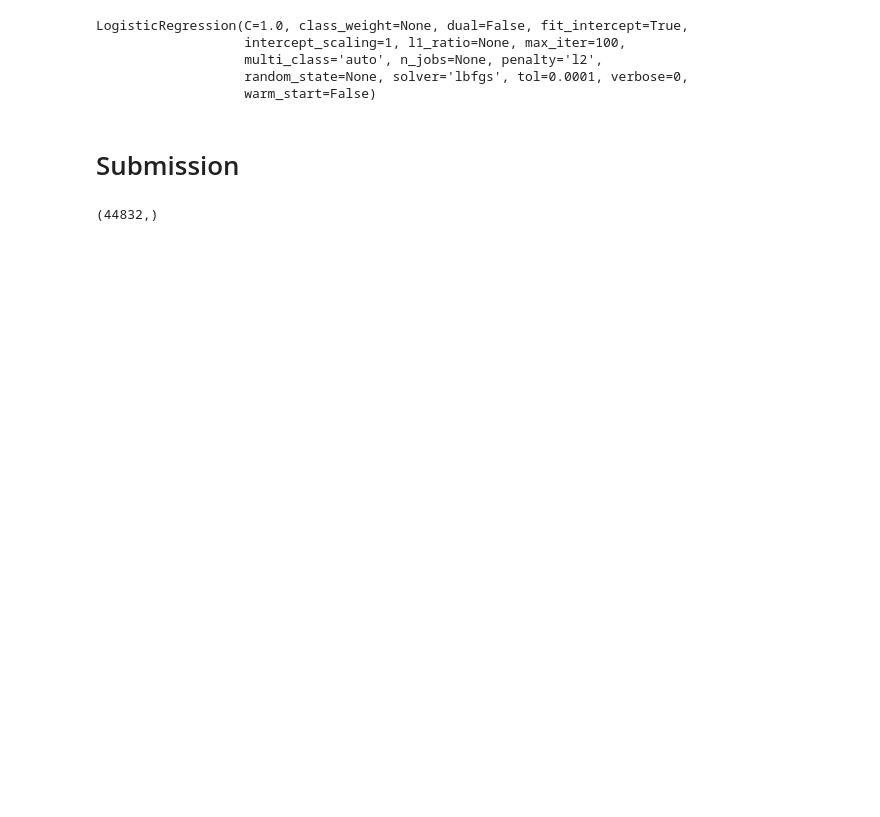
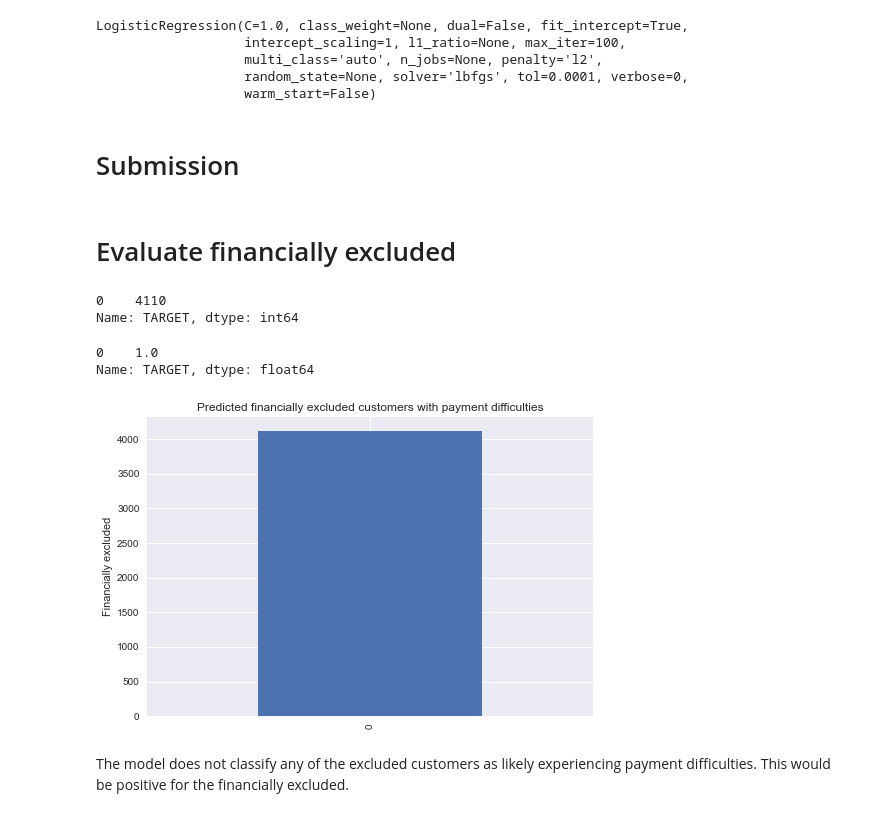
Before and after one commit to Dutchmick/loan_repayment_prediction, a Jupyter notebook: notebooks/Homecred - ML modelling - Basic.ipynb, the cells around one changed output. Cells and saved outputs as stored; diff of their text form; code cells hidden in the pictures; blank space fills up the shorter version.

```diff
--- a/notebooks/Homecred - ML modelling - Basic.ipynb
+++ b/notebooks/Homecred - ML modelling - Basic.ipynb
@@ -39,6 +39,7 @@ y_train = pd.read_csv(cleaned_folder + 'y_train.csv', dtype='int64')
 y_test = pd.read_csv(cleaned_folder + 'y_test.csv', dtype='int64')
 test_df = pd.read_csv(cleaned_folder + 'test_df.csv')
 test_ids_df = pd.read_csv(cleaned_folder + 'test_ids_df.csv')
+ID_fin_included_df = pd.read_csv(cleaned_folder + 'ID_fin_included_df.csv')
 # %%
 y_test = y_test['TARGET']
 y_train = y_train['TARGET']
@@ -196,7 +200,32 @@ prediction = final_model.predict(test_df)
 SK_ID_CURR = list(test_ids_df['SK_ID_CURR'])
 predicted_test_values = pd.DataFrame({'SK_ID_CURR': SK_ID_CURR, 'TARGET': prediction})
 predicted_test_values.to_csv(external_data + 'Submission_file.csv', index=False)
-# %%
-prediction.shape
-# %% [output]
-(44832,)
+# %% [markdown]
+# Evaluate financially excluded
+# %%
+# Add column 'fin_included'
+IDs_fin_included = list(ID_fin_included_df['SK_ID_CURR'])
+predicted_test_values['fin_included'] = predicted_test_values['SK_ID_CURR'].apply(lambda x: x in IDs_fin_included).astype(int)
+# create separate dataset with financially excluded
+fin_excluded_df = predicted_test_values[predicted_test_values['fin_included'] == 0]
+# %%
+fin_excluded_df['TARGET'].value_counts()
+# %% [output]
+0    4110
+Name: TARGET, dtype: int64
+# %%
+fin_excluded_df['TARGET'].value_counts(normalize=True)
+# %% [output]
+0    1.0
+Name: TARGET, dtype: float64
+# %%
+ax = fin_excluded_df['TARGET'].value_counts(normalize=False).plot(kind='bar',
+                                                                  title='Predicted financially excluded customers with payment difficulties',
+                                                                  ylabel='Financially excluded')
+
+fig = ax.get_figure()
+fig.savefig(output_folder + 'figure.png')
+# %% [output]
+[figure, added]
+# %% [markdown]
+The model does not classify any of the excluded customers as likely experiencing payment difficulties. This would be positive for the financially excluded.
```
Also changed, not shown: parts of 11 cells of this notebook, 11 other files.
